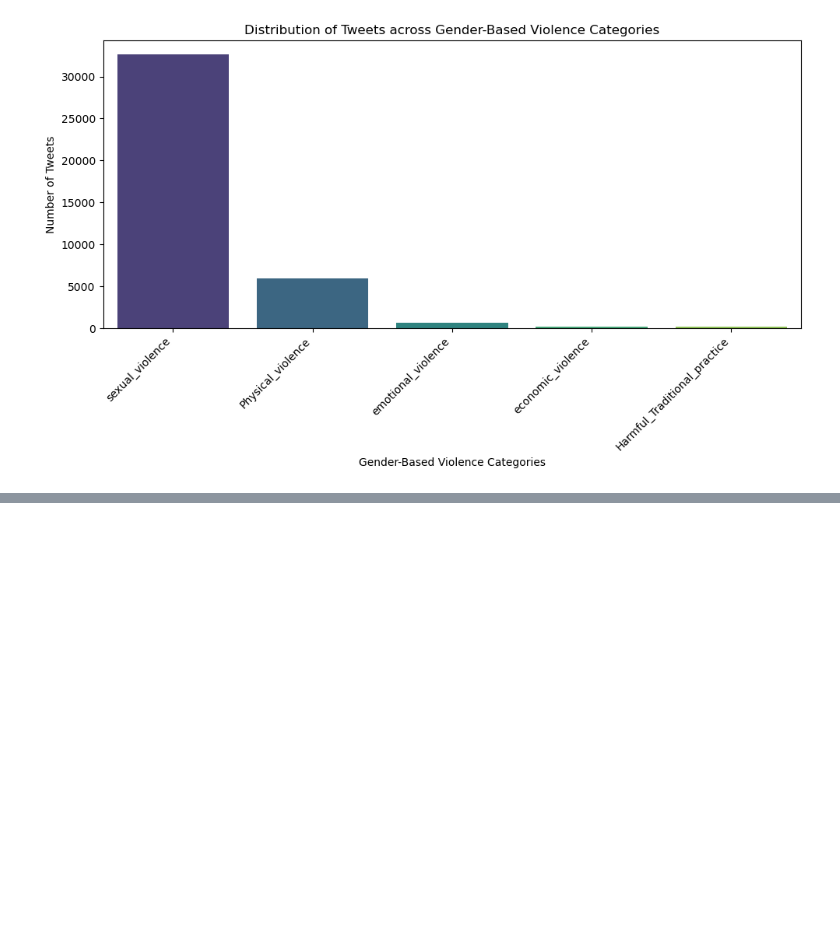
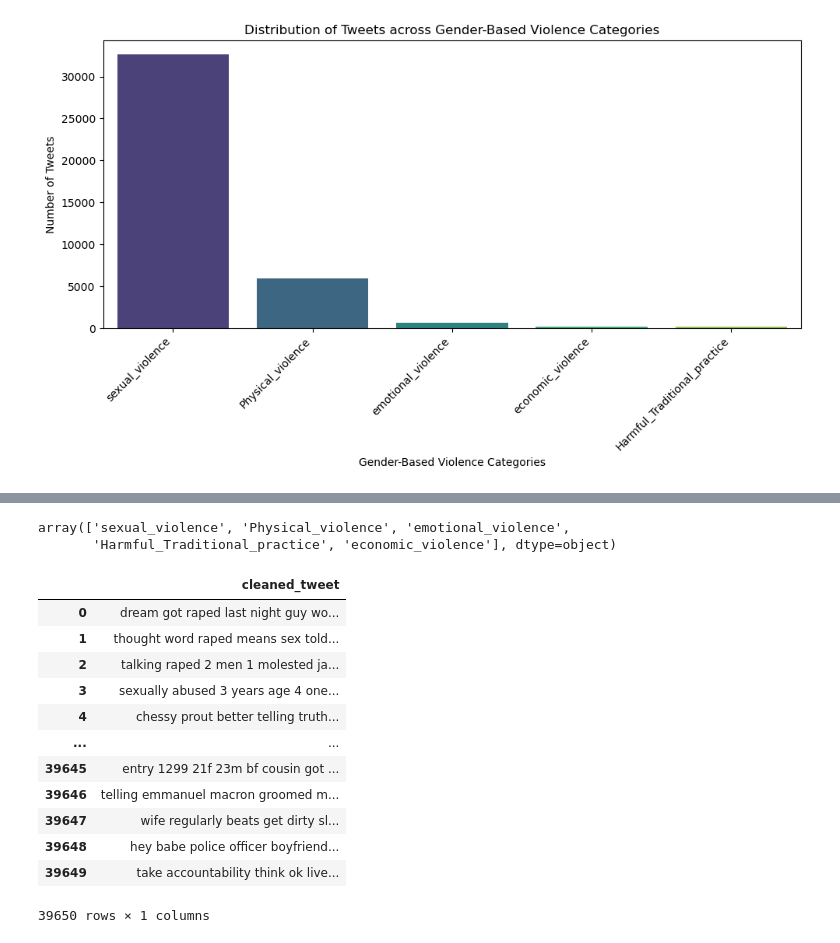
Before and after one commit to The-DigitalAcademy/Malebo_Gender_Based_Violence, a Jupyter notebook: Machine learning.ipynb, the cells around one changed output, grey strips where cells are left out. Cells and saved outputs as stored; diff of their text form; code cells hidden in the pictures; blank space fills up the shorter version.

```diff
--- a/Machine learning.ipynb
+++ b/Machine learning.ipynb
@@ -204,0 +253,3 @@ plt.show()
+# %%
+train_data = train_data.drop(columns=['tweet'])
+test_data = test_data.drop(columns=['tweet'])
@@ -204,0 +272,25 @@ plt.show()
+# %%
+# Prepare the data for training
+X_train = train_data.drop(columns=['Tweet_ID','type'])
+y_train = train_data['type']
+# %%
+y_train.unique()
+# %% [output]
+array(['sexual_violence', 'Physical_violence', 'emotional_violence',
+       'Harmful_Traditional_practice', 'economic_violence'], dtype=object)
+# %%
+X_train
+# %% [output]
+|  | cleaned_tweet |
+| 0 | dream got raped last night guy wo... |
+| 1 | thought word raped means sex told... |
+| 2 | talking raped 2 men 1 molested ja... |
+| 3 | sexually abused 3 years age 4 one... |
+| 4 | chessy prout better telling truth... |
+| ... | ... |
+| 39645 | entry 1299 21f 23m bf cousin got ... |
+| 39646 | telling emmanuel macron groomed m... |
+| 39647 | wife regularly beats get dirty sl... |
+| 39648 | hey babe police officer boyfriend... |
+| 39649 | take accountability think ok live... |
+39650 rows × 1 columns
```
Also changed, not shown: parts of 35 cells of this notebook, 4 other files.
